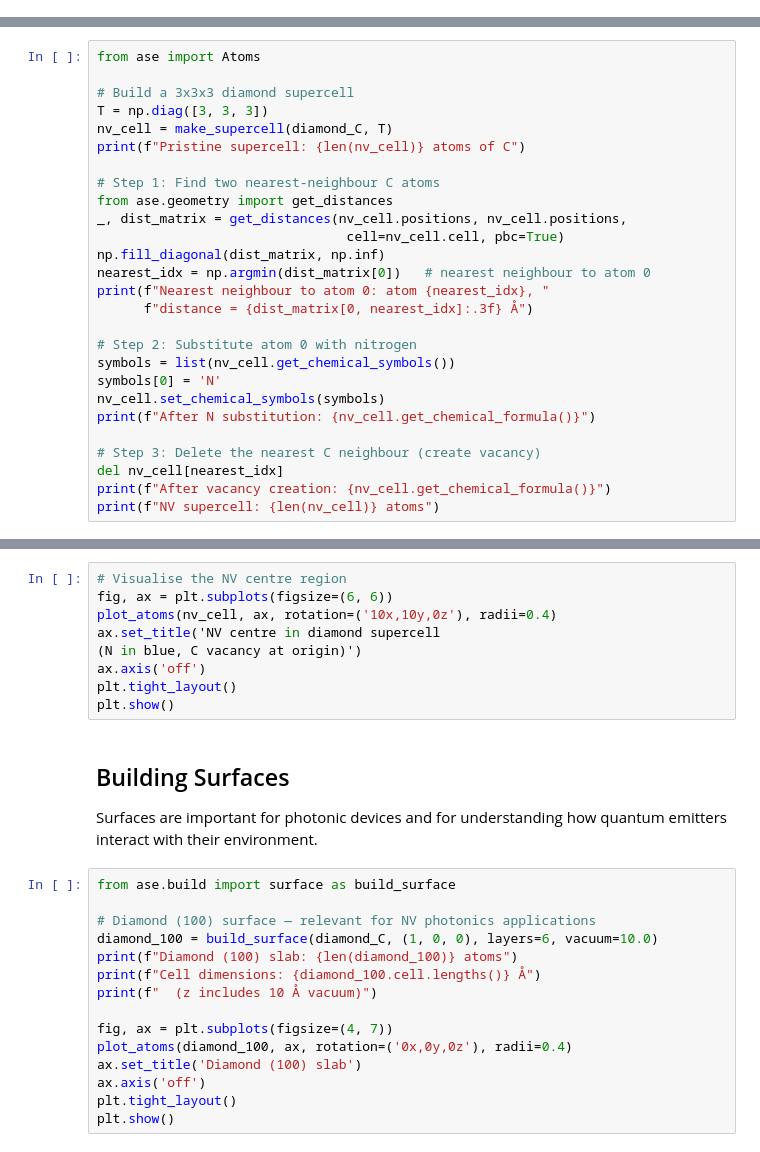
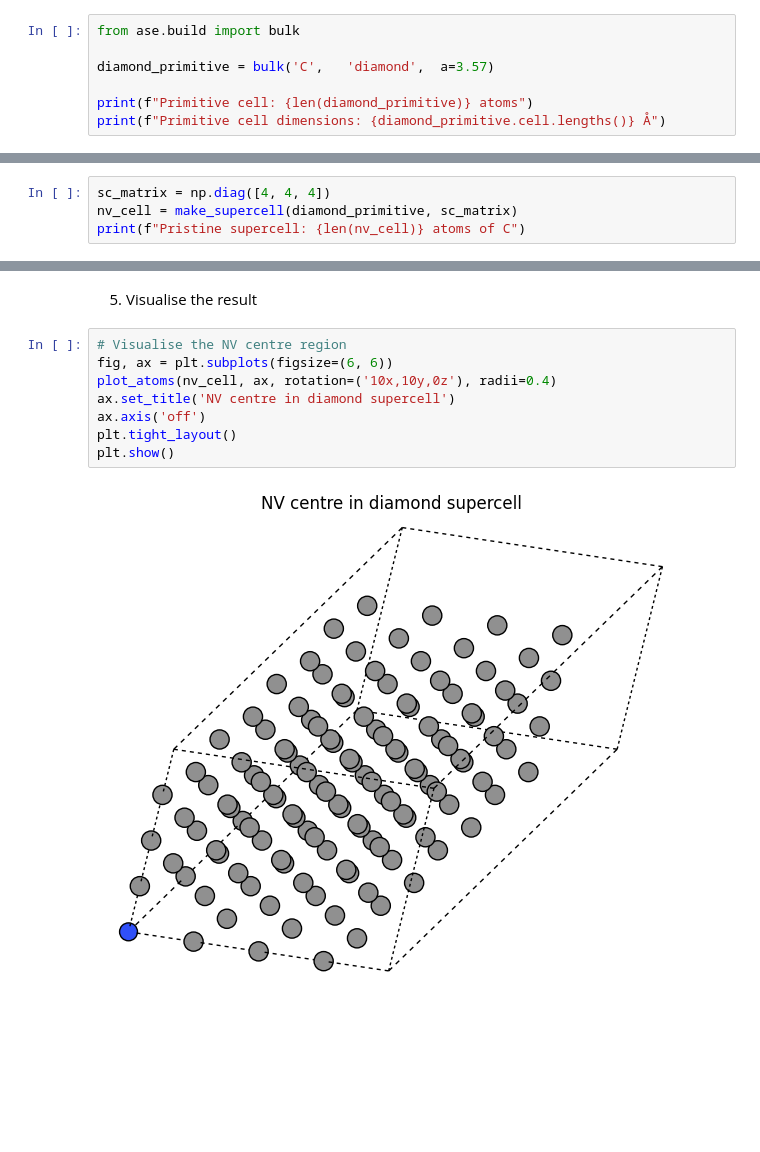
Before and after one commit to NU-CEM/Atomistic_Simulation, a Jupyter notebook: notebooks/manipulating_atoms.ipynb, the cells around one changed output, grey strips where cells are left out. Cells and saved outputs as stored; diff of their text form; blank space fills up the shorter version.

```diff
--- a/notebooks/manipulating_atoms.ipynb
+++ b/notebooks/manipulating_atoms.ipynb
@@ -66,0 +42,7 @@ A rule of thumb is to use a supercell where the defect–defect image distance e
+# %%
+from ase.build import bulk
+
+diamond_primitive = bulk('C',   'diamond',  a=3.57)
+
+print(f"Primitive cell: {len(diamond_primitive)} atoms")
+print(f"Primitive cell dimensions: {diamond_primitive.cell.lengths()} Å")
@@ -95,27 +80,4 @@ The NV⁻ (negatively charged) state is the most useful for quantum optics appli
 # %%
-from ase import Atoms
-
-# Build a 3x3x3 diamond supercell
-T = np.diag([3, 3, 3])
-nv_cell = make_supercell(diamond_C, T)
+sc_matrix = np.diag([4, 4, 4])
+nv_cell = make_supercell(diamond_primitive, sc_matrix)
 print(f"Pristine supercell: {len(nv_cell)} atoms of C")
-
-# Step 1: Find two nearest-neighbour C atoms
-from ase.geometry import get_distances
-_, dist_matrix = get_distances(nv_cell.positions, nv_cell.positions,
-                                cell=nv_cell.cell, pbc=True)
-np.fill_diagonal(dist_matrix, np.inf)
-nearest_idx = np.argmin(dist_matrix[0])   # nearest neighbour to atom 0
-print(f"Nearest neighbour to atom 0: atom {nearest_idx}, "
-      f"distance = {dist_matrix[0, nearest_idx]:.3f} Å")
-
-# Step 2: Substitute atom 0 with nitrogen
-symbols = list(nv_cell.get_chemical_symbols())
-symbols[0] = 'N'
-nv_cell.set_chemical_symbols(symbols)
-print(f"After N substitution: {nv_cell.get_chemical_formula()}")
-
-# Step 3: Delete the nearest C neighbour (create vacancy)
-del nv_cell[nearest_idx]
-print(f"After vacancy creation: {nv_cell.get_chemical_formula()}")
-print(f"NV supercell: {len(nv_cell)} atoms")
@@ -122,29 +116,13 @@ print(f"NV supercell: {len(nv_cell)} atoms")
+# %% [markdown]
+5. Visualise the result
 # %%
 # Visualise the NV centre region
 fig, ax = plt.subplots(figsize=(6, 6))
 plot_atoms(nv_cell, ax, rotation=('10x,10y,0z'), radii=0.4)
-ax.set_title('NV centre in diamond supercell
-(N in blue, C vacancy at origin)')
+ax.set_title('NV centre in diamond supercell')
 ax.axis('off')
 plt.tight_layout()
 plt.show()
+# %% [output]
+[figure, added]
-# %% [markdown]
-## Building Surfaces
-
-Surfaces are important for photonic devices and for understanding how quantum emitters interact with their environment.
-# %%
-from ase.build import surface as build_surface
-
-# Diamond (100) surface — relevant for NV photonics applications
-diamond_100 = build_surface(diamond_C, (1, 0, 0), layers=6, vacuum=10.0)
-print(f"Diamond (100) slab: {len(diamond_100)} atoms")
-print(f"Cell dimensions: {diamond_100.cell.lengths()} Å")
-print(f"  (z includes 10 Å vacuum)")
-
-fig, ax = plt.subplots(figsize=(4, 7))
-plot_atoms(diamond_100, ax, rotation=('0x,0y,0z'), radii=0.4)
-ax.set_title('Diamond (100) slab')
-ax.axis('off')
-plt.tight_layout()
-plt.show()
 # %% [markdown]
```
Also changed, not shown: parts of 20 cells of this notebook, 2 other files.
